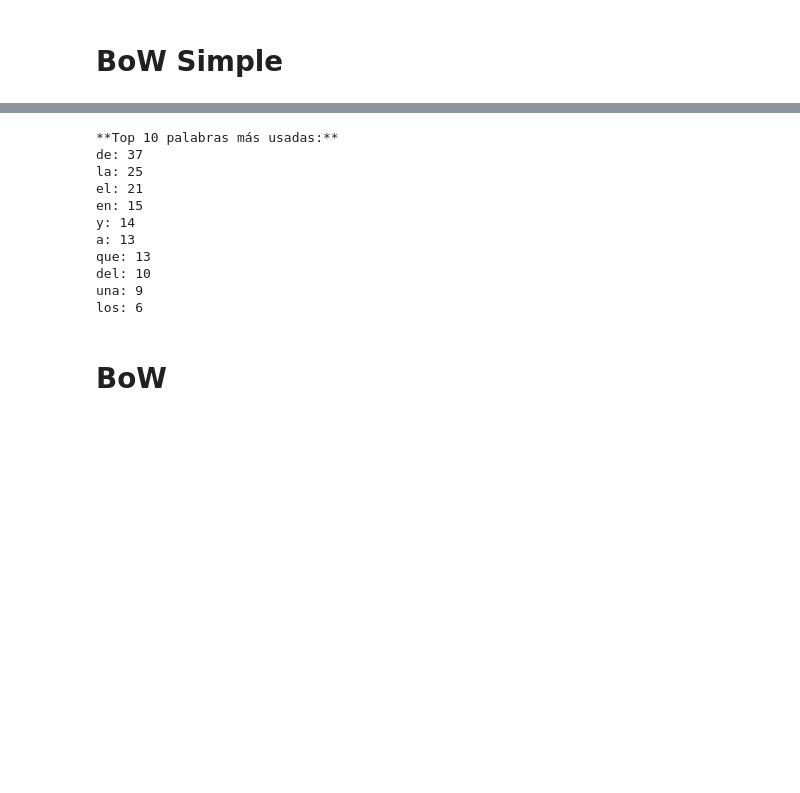
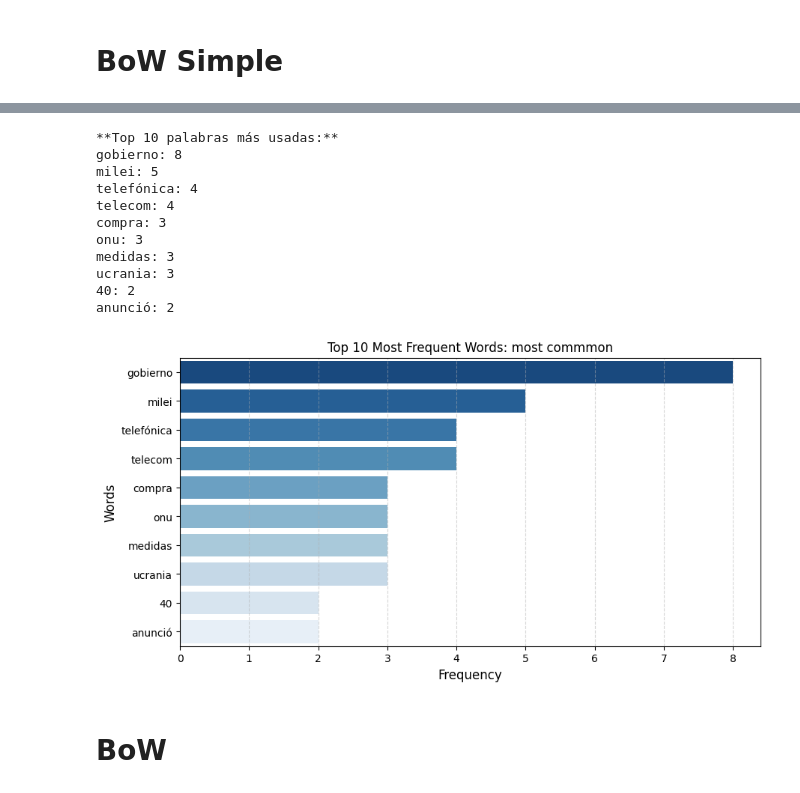
Before and after one commit to Andru-1987/dsIII, a Jupyter notebook: bag_of_words.ipynb, the cells around one changed output, grey strips where cells are left out. Saved outputs shown, nothing was run; the diff lists cells and outputs as text; code cells hidden in the pictures; blank space fills up the shorter version.

```diff
--- a/bag_of_words.ipynb
+++ b/bag_of_words.ipynb
@@ -13,3 +16,14 @@ from bs4 import BeautifulSoup
+# %%
+def plot_top_words(df, review):
+    n = len(df)
+    plt.figure(figsize=(10, 5))
+    sns.barplot(x='freq', y='word', hue = "word",data=df, palette="Blues_r")
+
+    plt.xlabel("Frequency", fontsize=12)
+    plt.ylabel("Words", fontsize=12)
+    plt.title(f"Top {n} Most Frequent Words: {review}", fontsize=12)
+    plt.grid(axis='x', linestyle="--", alpha=0.5)
+    plt.show()
 # %%
 
 # URLs de los medios
@@ -44,0 +62,3 @@ from collections import Counter
+# %%
+nltk.download('stopwords')
+stop_words = set(stopwords.words('spanish'))
@@ -45,37 +69,44 @@ from collections import Counter
 # %%
 df = pd.read_csv(storage_csv)
 
 #  limpieza de cada texto o titular de cada diario
 def tokenize(text):
-    text = text.lower()
-    text = re.sub(r"[^\w\s]", "", text)
-    words = text.split()
+    text = text.lower()  # Convertir a minúsculas
+    text = re.sub(r"[^\w\s]", "", text)  # Eliminar signos de puntuación
+    words = text.split()  # Tokenizar en palabras
+    words = [word for word in words if word not in stop_words]  # Filtrar stopwords
     return words
 
 # Aplicar la función a todos los titulares
 all_words = []
 for title in df["titular"]:
     all_words.extend(tokenize(title))
 
 # Contar la frecuencia de las palabras
 word_freq = Counter(all_words)
 
 # Obtener las 10 palabras más comunes
 top_10_words = word_freq.most_common(10)
 
+top_10_words_df = pd.DataFrame(top_10_words, columns=["word","freq"])
+
 # Mostrar resultados
 print("**Top 10 palabras más usadas:**")
 for word, freq in top_10_words:
     print(f"{word}: {freq}")
+
+
+plot_top_words(top_10_words_df,"most commmon")
 # %% [output]
 **Top 10 palabras más usadas:**
-de: 37
-la: 25
-el: 21
-en: 15
-y: 14
-a: 13
-que: 13
-del: 10
-una: 9
-los: 6
+gobierno: 8
+milei: 5
+telefónica: 4
+telecom: 4
+compra: 3
+onu: 3
+medidas: 3
+ucrania: 3
+40: 2
+anunció: 2
+[figure, added]
```
Also changed, not shown: parts of 14 cells of this notebook, 3 other files.
